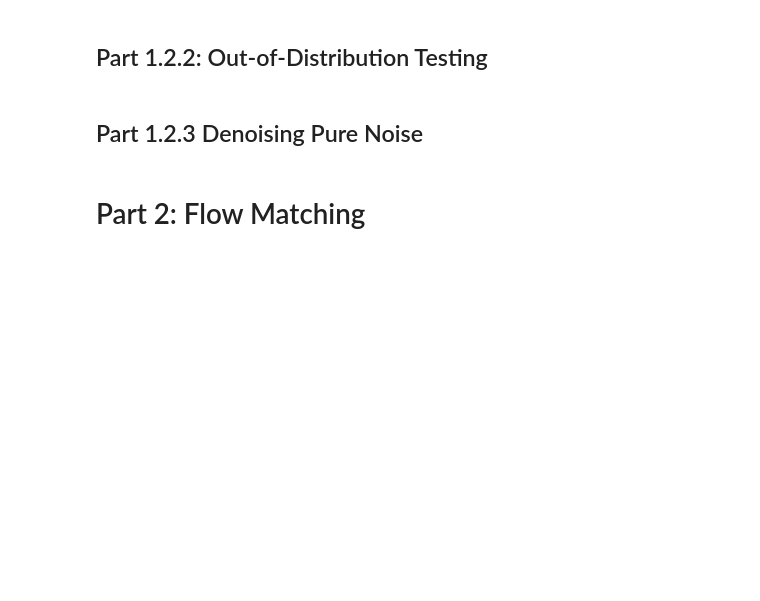
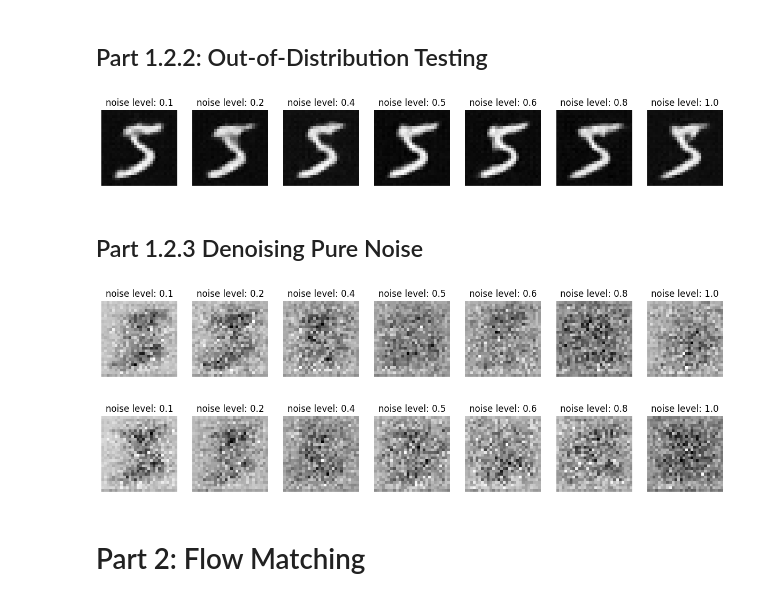
Before and after one commit to j-iliu/j-iliu.github.io, a Jupyter notebook: partb.ipynb, the cells around one changed output. Saved outputs shown, nothing was run; the diff lists cells and outputs as text; code cells hidden in the pictures; blank space fills up the shorter version.

```diff
--- a/partb.ipynb
+++ b/partb.ipynb
@@ -254,15 +265,15 @@ class UnconditionalUNet(nn.Module):
     ):
         super().__init__()
         # ===== your code here! ====
-        conv1 = ConvBlock(in_channels, num_hiddens)
-        down1 = DownBlock(num_hiddens, num_hiddens)
-        down2 = DownBlock(num_hiddens, 2 * num_hiddens)
-        flatten = Flatten()
-        unflatten = Unflatten(2 * num_hiddens)
-        up1 = UpBlock(4 * num_hiddens, num_hiddens)
-        up2 = UpBlock(2 * num_hiddens, num_hiddens)
-        conv2 = ConvBlock(num_hiddens, num_hiddens)
-        conv3 = nn.Conv2d(num_hiddens, in_channels, kernel_size=3, stride=1, padding=1)
+        self.conv1 = ConvBlock(in_channels, num_hiddens)
+        self.down1 = DownBlock(num_hiddens, num_hiddens)
+        self.down2 = DownBlock(num_hiddens, 2 * num_hiddens)
+        self.flatten = Flatten()
+        self.unflatten = Unflatten(2 * num_hiddens)
+        self.up1 = UpBlock(4 * num_hiddens, num_hiddens)
+        self.up2 = UpBlock(2 * num_hiddens, num_hiddens)
+        self.conv2 = ConvBlock(2 * num_hiddens, num_hiddens)
+        self.conv3 = nn.Conv2d(num_hiddens, in_channels, kernel_size=3, stride=1, padding=1)
         # ===== end of code ====
 
     def forward(self, x: torch.Tensor) -> torch.Tensor:
@@ -283,7 +294,7 @@ class UnconditionalUNet(nn.Module):
         x = torch.cat([x, r1], dim=1)
         x = self.conv2(x)
         x = self.conv3(x)
-
+        return x
         # ===== end of code ====
 # %% [markdown]
 # Part 1.2: Using the UNet to Train a Denoiser
@@ -330,11 +344,12 @@ test_loader = DataLoader(test_dataset, batch_size=batch_size, shuffle=False, num
 # %%
 # Define your model, optimizer, and loss
 # ===== your code here! ====
-model = UnconditionalUNet()
-optimizer = nn.optim.Adam(model.parameters(), lr=learning_rate)
+model = UnconditionalUNet(1, hidden_dim).to(device)
+optimizer = torch.optim.Adam(model.parameters(), lr=learning_rate)
 criterion = nn.MSELoss()
 # ===== end of code ====
 # %%
+from tqdm.auto import tqdm
 # The training loops
 train_losses = []
 for epoch in range(num_epochs):
@@ -342,7 +357,7 @@ for epoch in range(num_epochs):
 
         # ===== your code here! ====
         images = images.to(device)
-        noise = torch.randn_like(images) * noise_level
+        noise = torch.randn_like(images, device=device) * noise_level
         noisy_images = images + noise
         outputs = model(noisy_images)
         # ===== end of code ====
@@ -367,20 +384,22 @@ plt.show()
 # %%
 # Visualize OOD testing
 # ===== your code here! ====
 levels = [0.1, 0.2, 0.4, 0.5, 0.6, 0.8, 1.0]
 denoised = []
 noised = []
 for level in levels:
-  noisy_img = noise_img(level)
+  noisy_img = (img.to(device) + noise_level * torch.randn_like(img, device=device)).unsqueeze(0)
   with torch.no_grad():
     denoised_img = model(noisy_img)
     denoised.append(denoised_img)
-fig, axes = plt.subpot(2, len(levels), figsize=(15,2))
-for i in len(levels):
-  axes[0][i] = plt.imshow(p, cmap="gray")
-  axes[0].set_title(f"noise level: {levels[i]}")
-  axes[0].axis("off")
+fig, axes = plt.subplots(1, len(levels), figsize=(15,2))
+for i in range(len(levels)):
+  axes[i].imshow(denoised[i].squeeze().cpu().numpy(), cmap="gray")
+  axes[i].set_title(f"noise level: {levels[i]}")
+  axes[i].axis("off")
 # ===== end of code ====
+# %% [output]
+[figure, added]
 # %% [markdown]
 ## Part 1.2.3 Denoising Pure Noise
 # %%
@@ -413,15 +438,33 @@ levels = [0.1, 0.2, 0.4, 0.5, 0.6, 0.8, 1.0]
 denoised = []
 noised = []
 for level in levels:
-  noisy_img = noise_img(level)
+  noisy_img = (img.to(device) + level * torch.randn_like(img, device=device)).unsqueeze(0)
   with torch.no_grad():
     denoised_img = model2(noisy_img)
     denoised.append(denoised_img)
-fig, axes = plt.subpot(2, len(levels), figsize=(15,2))
-for i in len(levels):
-  axes[0][i] = plt.imshow(p, cmap="gray")
-  axes[0].set_title(f"noise level: {levels[i]}")
-  axes[0].axis("off")
+fig, axes = plt.subplots(1, len(levels), figsize=(15,2))
+for i in range(len(levels)):
+  axes[i].imshow(denoised[i].squeeze().cpu().numpy(), cmap="gray")
+  axes[i].set_title(f"noise level: {levels[i]}")
+  axes[i].axis("off")
+# %% [output]
+[figure, added]
+# %%
+levels = [0.1, 0.2, 0.4, 0.5, 0.6, 0.8, 1.0]
+denoised = []
+noised = []
+for level in levels:
+  noisy_img = (img.to(device) + level * torch.randn_like(img, device=device)).unsqueeze(0)
+  with torch.no_grad():
+    denoised_img = pure_noise_unet(noisy_img)
+    denoised.append(denoised_img)
+fig, axes = plt.subplots(1, len(levels), figsize=(15,2))
+for i in range(len(levels)):
+  axes[i].imshow(denoised[i].squeeze().cpu().numpy(), cmap="gray")
+  axes[i].set_title(f"noise level: {levels[i]}")
+  axes[i].axis("off")
+# %% [output]
+[figure, added]
 # %% [markdown]
 # Part 2: Flow Matching
 # %% [markdown]
```
Also changed, not shown: parts of 24 cells of this notebook.
